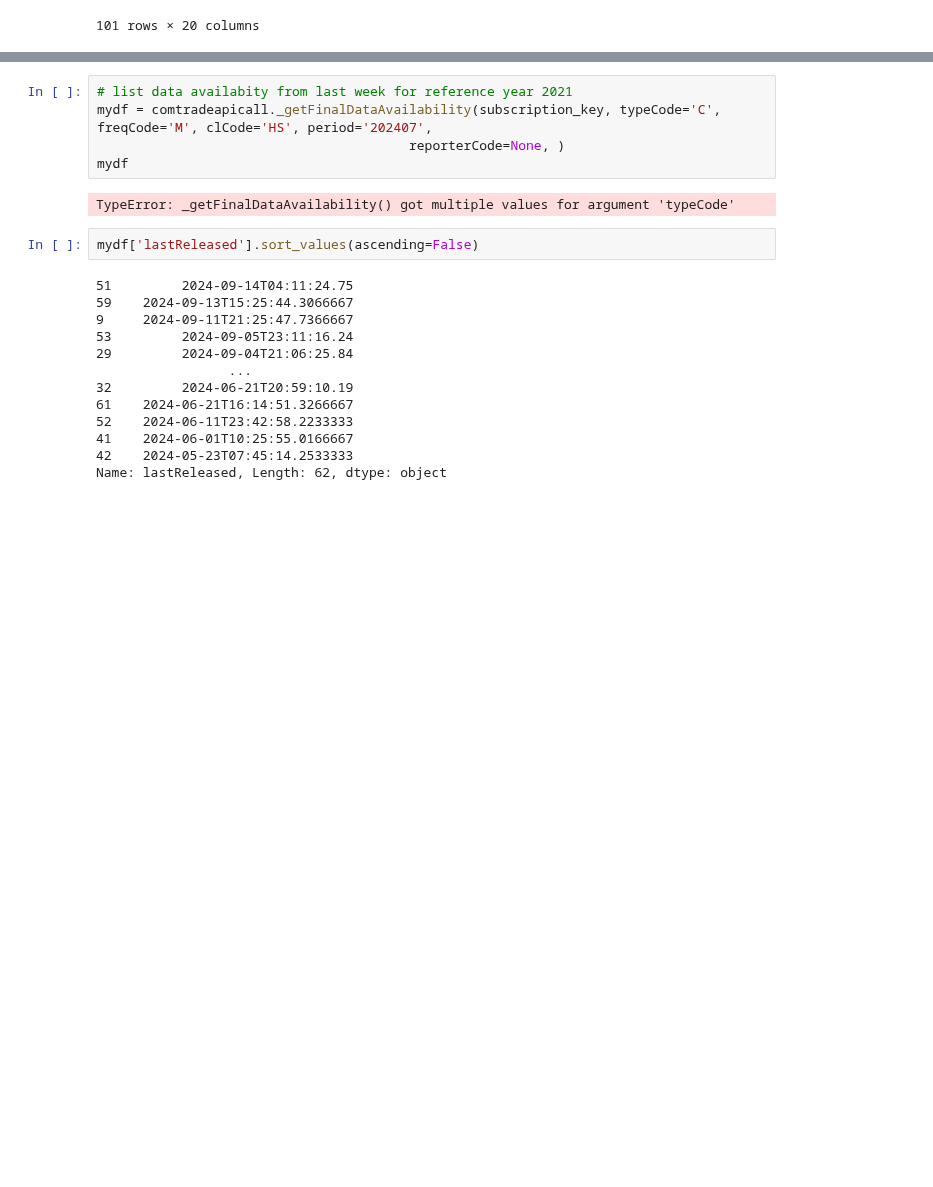
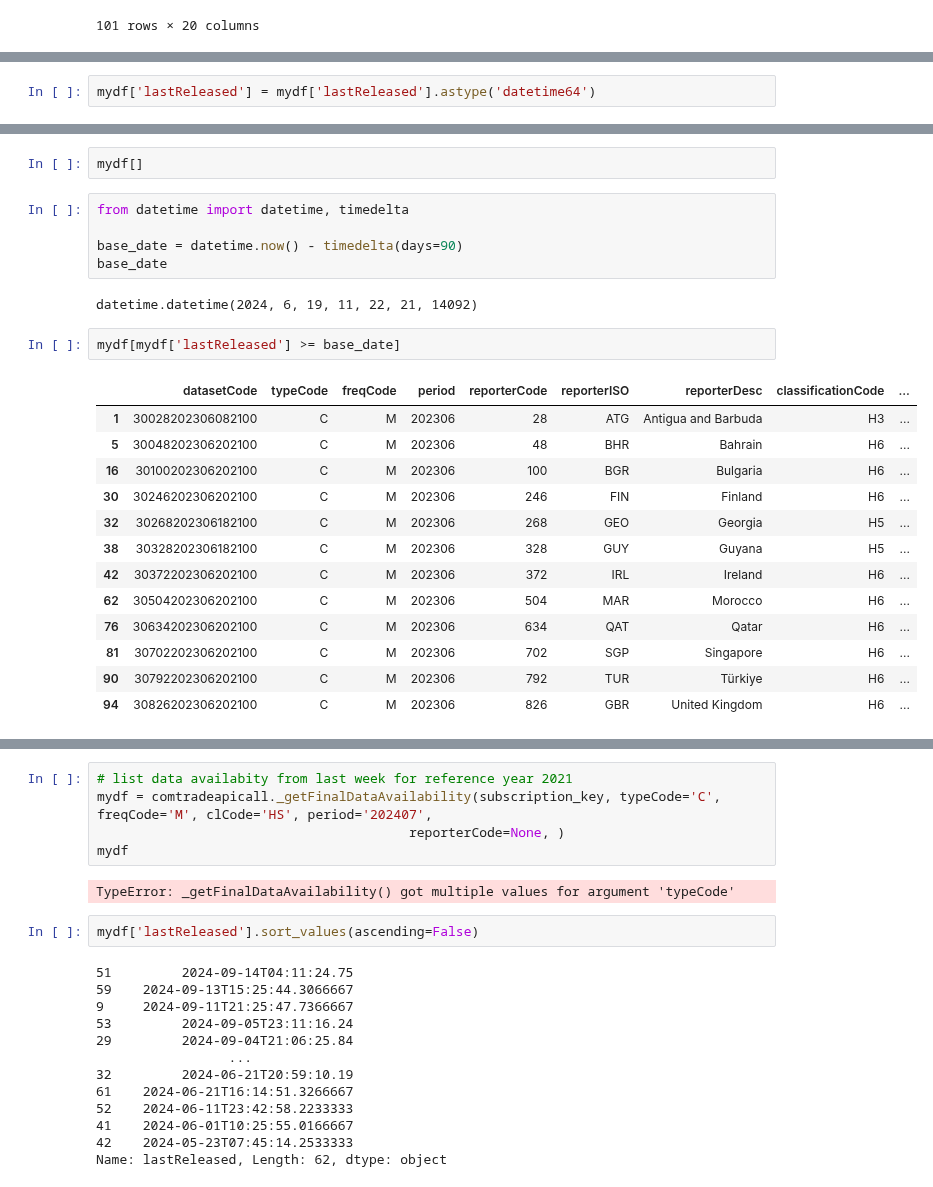
Before and after one commit to KR9268/metacode_de-2024, a Jupyter notebook: notebooks/un_ore_api.ipynb, the cells around one changed output, grey strips where cells are left out. Cells and saved outputs as stored; diff of their text form; blank space fills up the shorter version.

```diff
--- a/notebooks/un_ore_api.ipynb
+++ b/notebooks/un_ore_api.ipynb
@@ -117,0 +213,2 @@ mydf
+# %%
+mydf['lastReleased'] = mydf['lastReleased'].astype('datetime64')
@@ -117,0 +235,25 @@ mydf
+# %%
+mydf[]
+# %%
+from datetime import datetime, timedelta
+
+base_date = datetime.now() - timedelta(days=90)
+base_date
+# %% [output]
+datetime.datetime(2024, 6, 19, 11, 22, 21, 14092)
+# %%
+mydf[mydf['lastReleased'] >= base_date]
+# %% [output]
+|  | datasetCode | typeCode | freqCode | period | reporterCode | reporterISO | reporterDesc | classificationCode | ... |
+| 1 | 30028202306082100 | C | M | 202306 | 28 | ATG | Antigua and Barbuda | H3 | ... |
+| 5 | 30048202306202100 | C | M | 202306 | 48 | BHR | Bahrain | H6 | ... |
+| 16 | 30100202306202100 | C | M | 202306 | 100 | BGR | Bulgaria | H6 | ... |
+| 30 | 30246202306202100 | C | M | 202306 | 246 | FIN | Finland | H6 | ... |
+| 32 | 30268202306182100 | C | M | 202306 | 268 | GEO | Georgia | H5 | ... |
+| 38 | 30328202306182100 | C | M | 202306 | 328 | GUY | Guyana | H5 | ... |
+| 42 | 30372202306202100 | C | M | 202306 | 372 | IRL | Ireland | H6 | ... |
+| 62 | 30504202306202100 | C | M | 202306 | 504 | MAR | Morocco | H6 | ... |
+| 76 | 30634202306202100 | C | M | 202306 | 634 | QAT | Qatar | H6 | ... |
+| 81 | 30702202306202100 | C | M | 202306 | 702 | SGP | Singapore | H6 | ... |
+| 90 | 30792202306202100 | C | M | 202306 | 792 | TUR | Türkiye | H6 | ... |
+| 94 | 30826202306202100 | C | M | 202306 | 826 | GBR | United Kingdom | H6 | ... |
```
Also changed, not shown: parts of 38 cells of this notebook.
